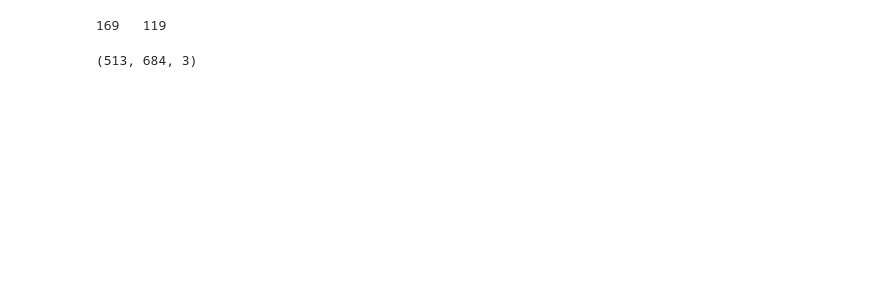
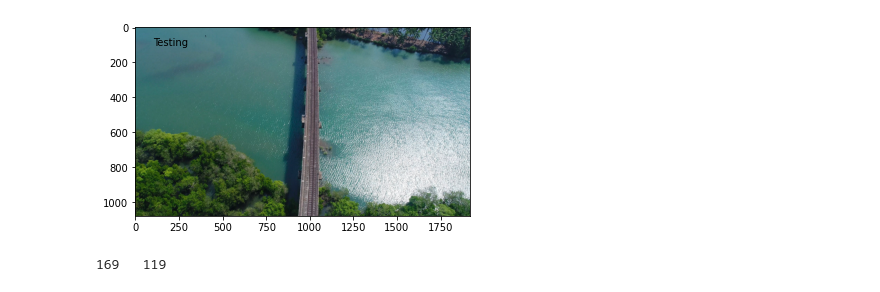
Before and after one commit to ManishSahu53/political-meme-generator, a Jupyter notebook: notebook/mene_generator.ipynb, the cells around one changed output. Cells and saved outputs as stored; diff of their text form; code cells hidden in the pictures; blank space fills up the shorter version.

```diff
--- a/notebook/mene_generator.ipynb
+++ b/notebook/mene_generator.ipynb
@@ -32,0 +63,4 @@ plt.imshow(img)
+# %%
+fig
+# %% [output]
+[figure, added]
@@ -84,10 +122,6 @@ cv2.waitKey(0)
 cv2.destroyAllWindows()
 # %% [output]
 169   119
-# %%
-img.shape
-# %% [output]
-(513, 684, 3)
 # %%
 # Draw a complete line with the mouse
 import cv2
```
Also changed, not shown: parts of 16 cells of this notebook, 3 other files.
